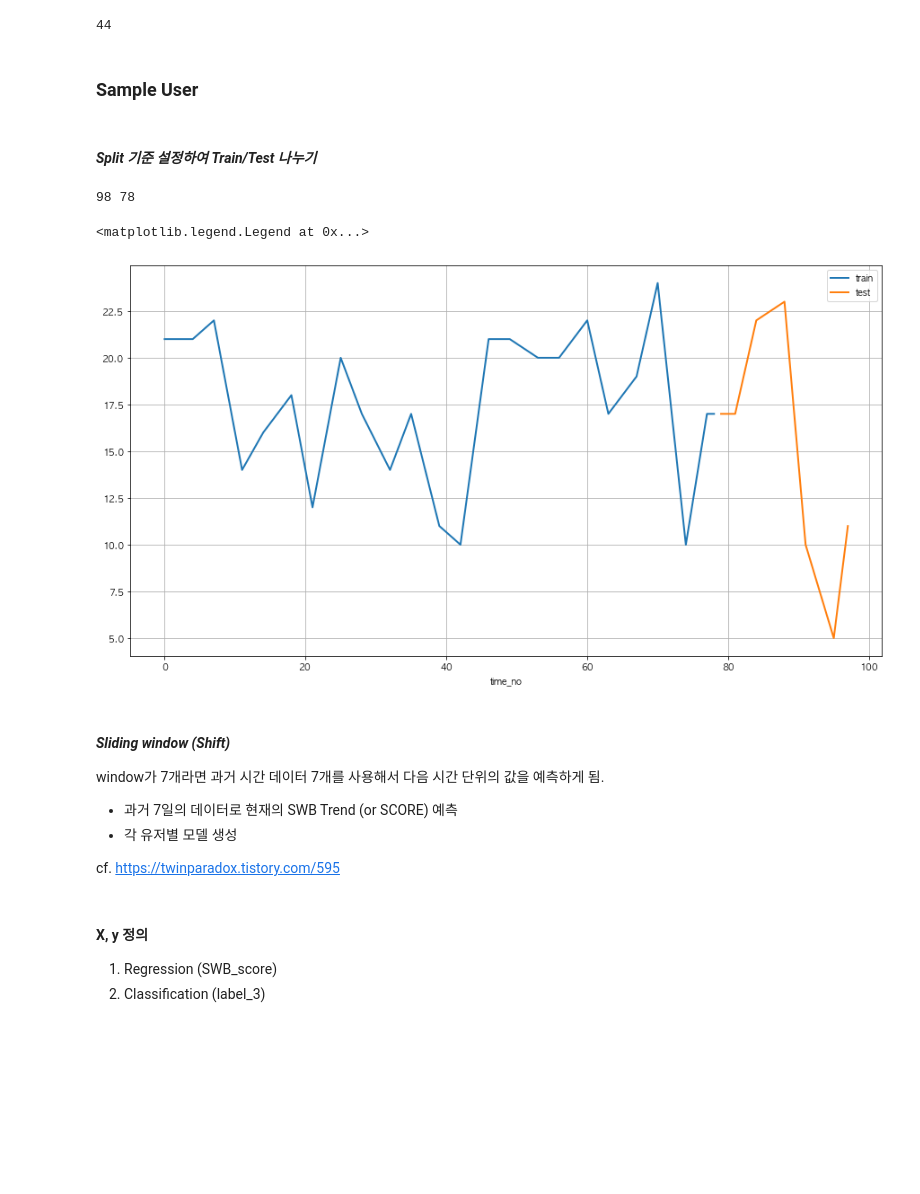
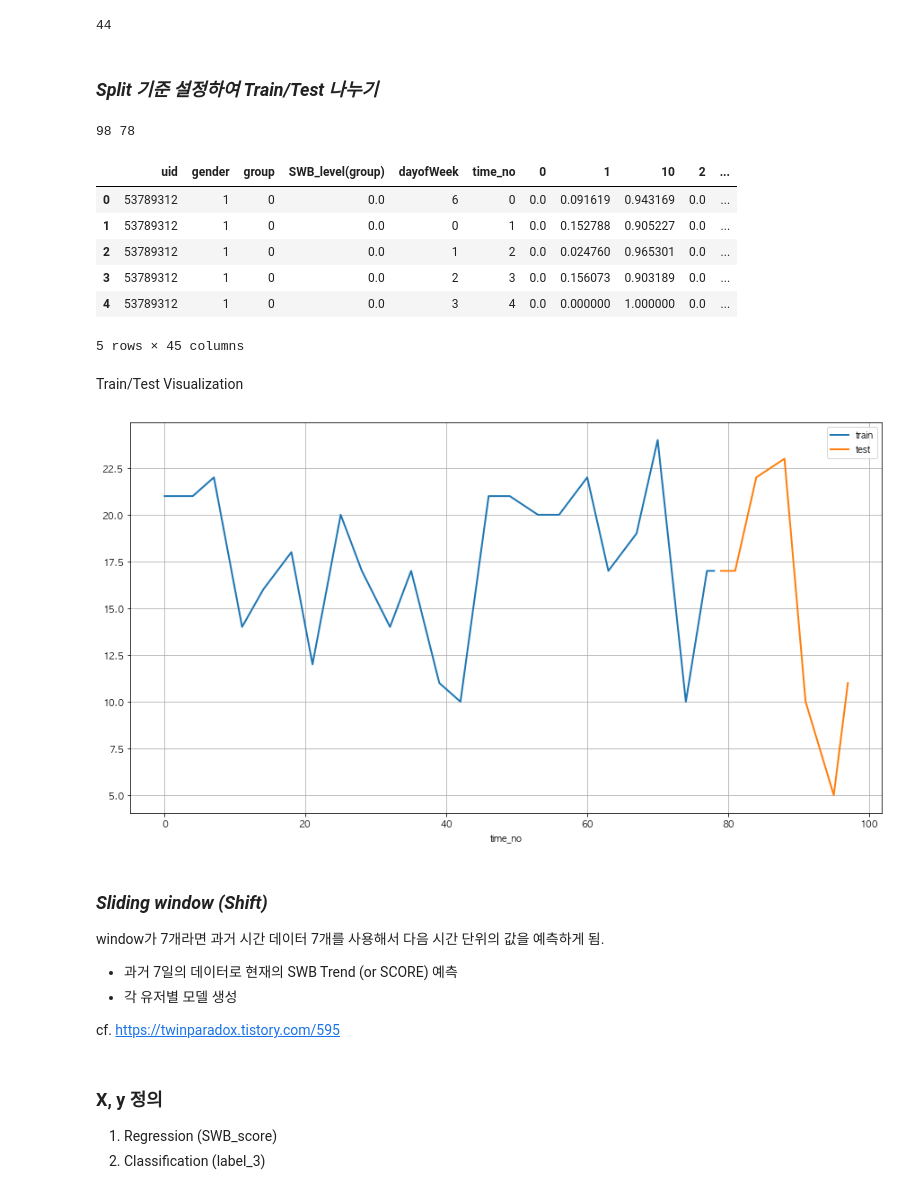
Before and after one commit to sy2399/Smartphone_Analysis, a Jupyter notebook: Code/03. Modeling/01. [SWB]Model Deep.ipynb, the cells around one changed output. Drawn from its saved outputs; the diff is of its cells as text; code cells hidden in the pictures; blank space fills up the shorter version.

```diff
--- a/Code/03. Modeling/01. [SWB]Model Deep.ipynb
+++ b/Code/03. Modeling/01. [SWB]Model Deep.ipynb
@@ -388,10 +389,8 @@ features = user_info + loc + act + app + sleep
 print(len(features))
 # %% [output]
 44
-# %% [markdown]
-### Sample User
 # %% [markdown]
-#### ***Split 기준 설정하여 Train/Test 나누기***
+### ***Split 기준 설정하여 Train/Test 나누기***
 # %%
 time_series = list(set(swb['time_no']))
 split_index = int(len(time_series) * 0.8)
@@ -403,38 +402,64 @@ print(len(time_series), split_timeNo)
 # %% [output]
 98 78
 # %%
-train = pd.DataFrame()
-test = pd.DataFrame()
+train_reg = pd.DataFrame()
+test_reg = pd.DataFrame()
 
-for uid in set(swb_df['uid']):
-    user_df = swb_df[swb_df['uid'] == uid]
+train_cls = pd.DataFrame()
+test_cls = pd.DataFrame()
 
-    user_train = user_df[user_df['time_no'] <= split_timeNo]
-    user_test = user_df[user_df['time_no'] > split_timeNo]
+for uid in set(swb['uid']):
+    user_df = swb[swb['uid'] == uid]
+    user_df = user_df.drop('timestamp', axis=1)
 
-    train = pd.concat([train.reset_index(drop=True), user_train.reset_index(drop=True) ])
+    cols_reg = features + y_reg
+    cols_cls = features + y_cls
 
-    test = pd.concat([test.reset_index(drop=True), user_test.reset_index(drop=True) ])
+    user_train_reg = user_df[user_df['time_no'] <= split_timeNo][cols_reg]
+    user_test_reg = user_df[user_df['time_no'] > split_timeNo][cols_reg]
+
+    user_train_cls = user_df[user_df['time_no'] <= split_timeNo][cols_cls]
+    user_test_cls = user_df[user_df['time_no'] > split_timeNo][cols_cls]
+
+    train_reg = pd.concat([train_reg.reset_index(drop=True), user_train_reg.reset_index(drop=True) ])
+    test_reg = pd.concat([test_reg.reset_index(drop=True), user_test_reg.reset_index(drop=True) ])
+
+    train_cls = pd.concat([train_cls.reset_index(drop=True), user_train_cls.reset_index(drop=True) ])
+    test_cls = pd.concat([test_cls.reset_index(drop=True), user_test_cls.reset_index(drop=True) ])
+# %%
+train_reg.head()
+# %% [output]
+|  | uid | gender | group | SWB_level(group) | dayofWeek | time_no | 0 | 1 | 10 | 2 | ... |
+| 0 | 53789312 | 1 | 0 | 0.0 | 6 | 0 | 0.0 | 0.091619 | 0.943169 | 0.0 | ... |
+| 1 | 53789312 | 1 | 0 | 0.0 | 0 | 1 | 0.0 | 0.152788 | 0.905227 | 0.0 | ... |
+| 2 | 53789312 | 1 | 0 | 0.0 | 1 | 2 | 0.0 | 0.024760 | 0.965301 | 0.0 | ... |
+| 3 | 53789312 | 1 | 0 | 0.0 | 2 | 3 | 0.0 | 0.156073 | 0.903189 | 0.0 | ... |
+| 4 | 53789312 | 1 | 0 | 0.0 | 3 | 4 | 0.0 | 0.000000 | 1.000000 | 0.0 | ... |
+5 rows × 45 columns
+# %% [markdown]
+Train/Test Visualization
 # %%
-sample_uid = 20946596
-train_sample = train[train['uid'] == sample_uid]
-test_sample = test[test['uid'] == sample_uid]
+def plotTrainTest(uid):
+    sample_uid = uid
+    train_sample = train[train['uid'] == sample_uid]
+    test_sample = test[test['uid'] == sample_uid]
 
-train_sample.index = train_sample['time_no']
-test_sample.index = test_sample['time_no']
+    train_sample.index = train_sample['time_no']
+    test_sample.index = test_sample['time_no']
 
-train_sub = train_sample['SWB_score']
-test_sub = test_sample['SWB_score']
+    train_sub = train_sample['SWB_score']
+    test_sub = test_sample['SWB_score']
 
 
-ax = train_sub.plot()
-test_sub.plot(ax=ax)
-plt.legend(['train', 'test'])
+    ax = train_sub.plot()
+    test_sub.plot(ax=ax)
+    plt.legend(['train', 'test'])
-# %% [output]
-<matplotlib.legend.Legend at 0x...>
-[figure, removed]
+# %%
+plotTrainTest(20946596)
+# %% [output]
+[figure, added]
 # %% [markdown]
-#### ***Sliding window (Shift)***
+### ***Sliding window (Shift)***
 
 window가 7개라면 과거 시간 데이터 7개를 사용해서 다음 시간 단위의 값을 예측하게 됨.
 
@@ -443,7 +468,7 @@ window가 7개라면 과거 시간 데이터 7개를 사용해서 다음 시간
 
 cf. https://twinparadox.tistory.com/595
 # %% [markdown]
-#### X, y 정의
+### X, y 정의
 1. Regression (SWB_score)
 2. Classification (label_3)
 # %% [markdown]
```
Also changed, not shown: parts of 20 cells of this notebook, 1 other file.
